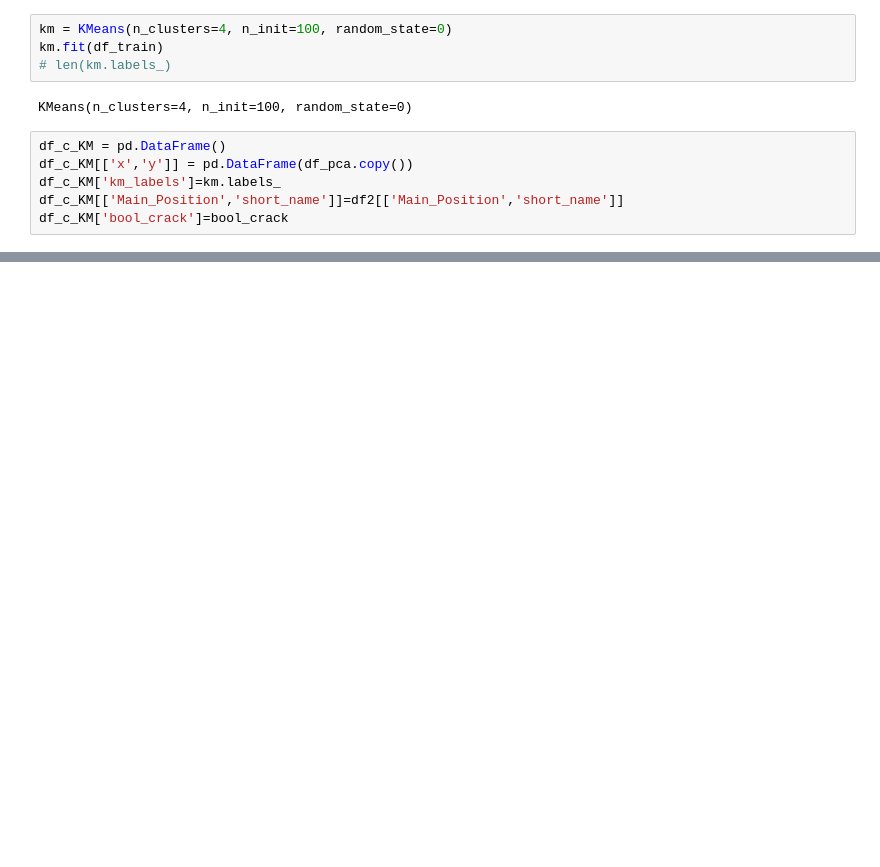
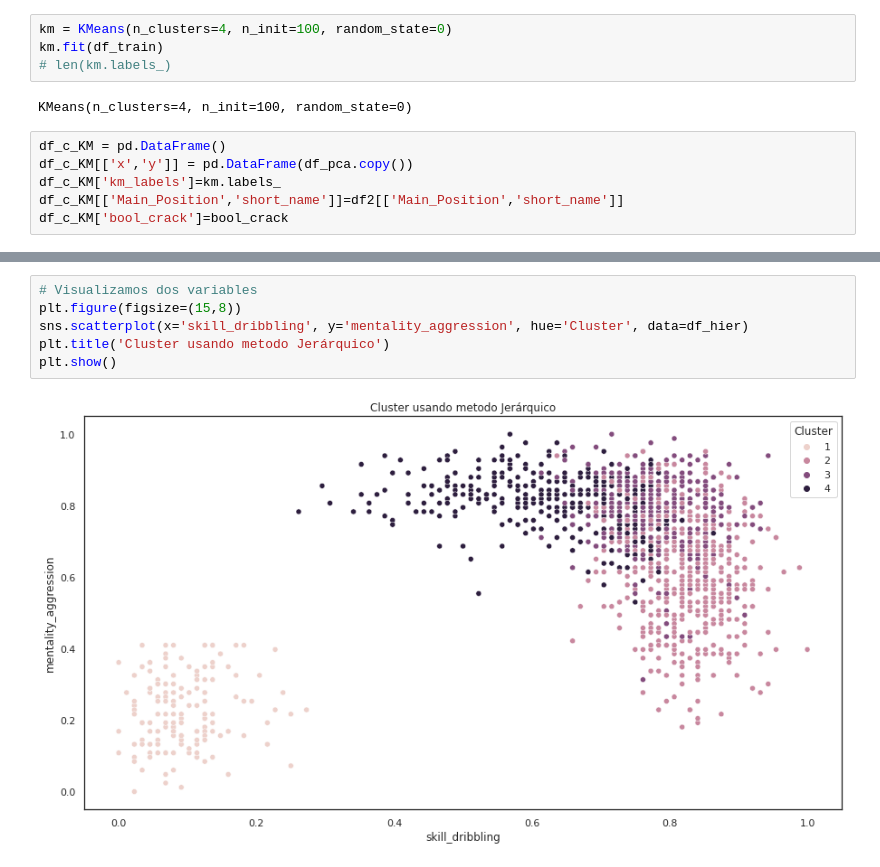
Before and after one commit to Grupo242022/AN_Supervisado_2022, a Jupyter notebook: Práctico_NoSupervisado_fifa2022_G24.ipynb, the cells around one changed output, grey strips where cells are left out. Cells and saved outputs as stored; diff of their text form; blank space fills up the shorter version.

```diff
--- a/Práctico_NoSupervisado_fifa2022_G24.ipynb
+++ b/Práctico_NoSupervisado_fifa2022_G24.ipynb
@@ -563,0 +727,8 @@ plt.show()
+# %%
+# Visualizamos dos variables
+plt.figure(figsize=(15,8))
+sns.scatterplot(x='skill_dribbling', y='mentality_aggression', hue='Cluster', data=df_hier)
+plt.title('Cluster usando metodo Jerárquico')
+plt.show()
+# %% [output]
+[figure, added]
```
Also changed, not shown: parts of 33 cells of this notebook.
